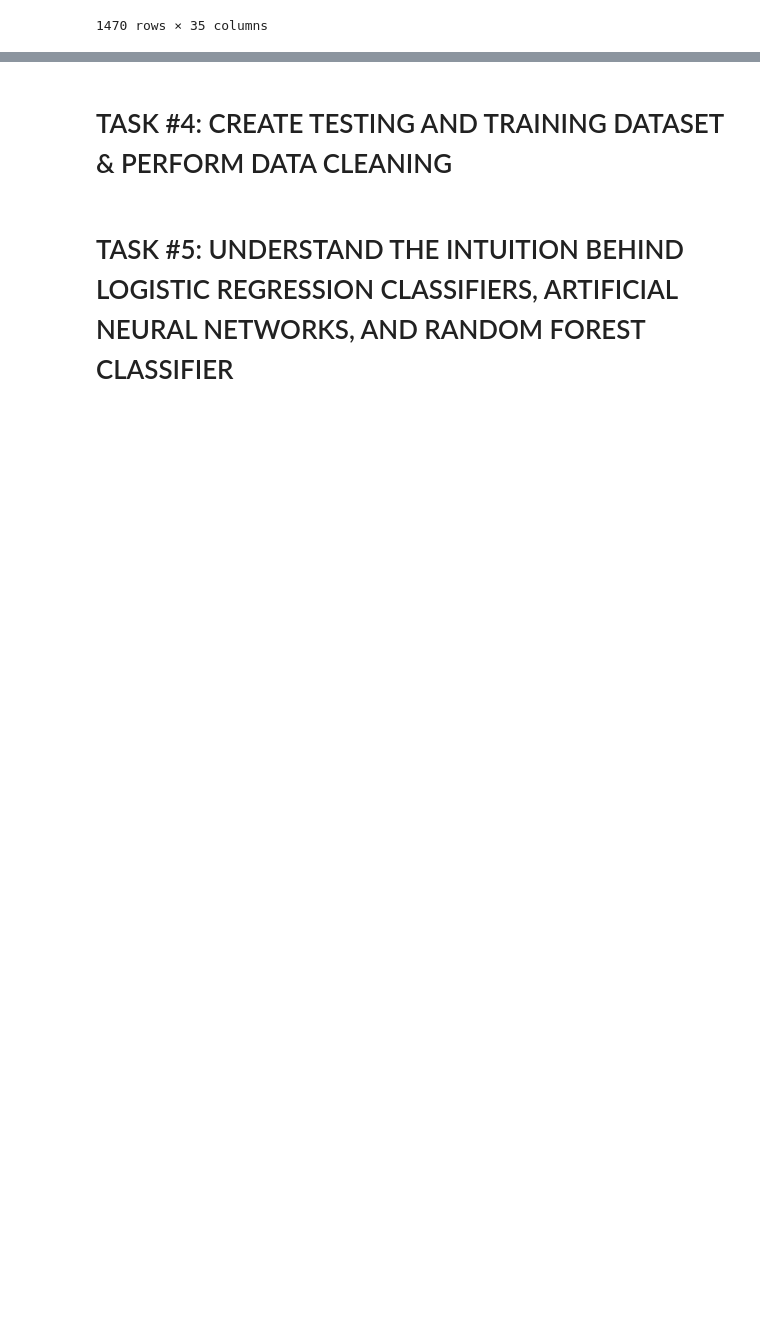
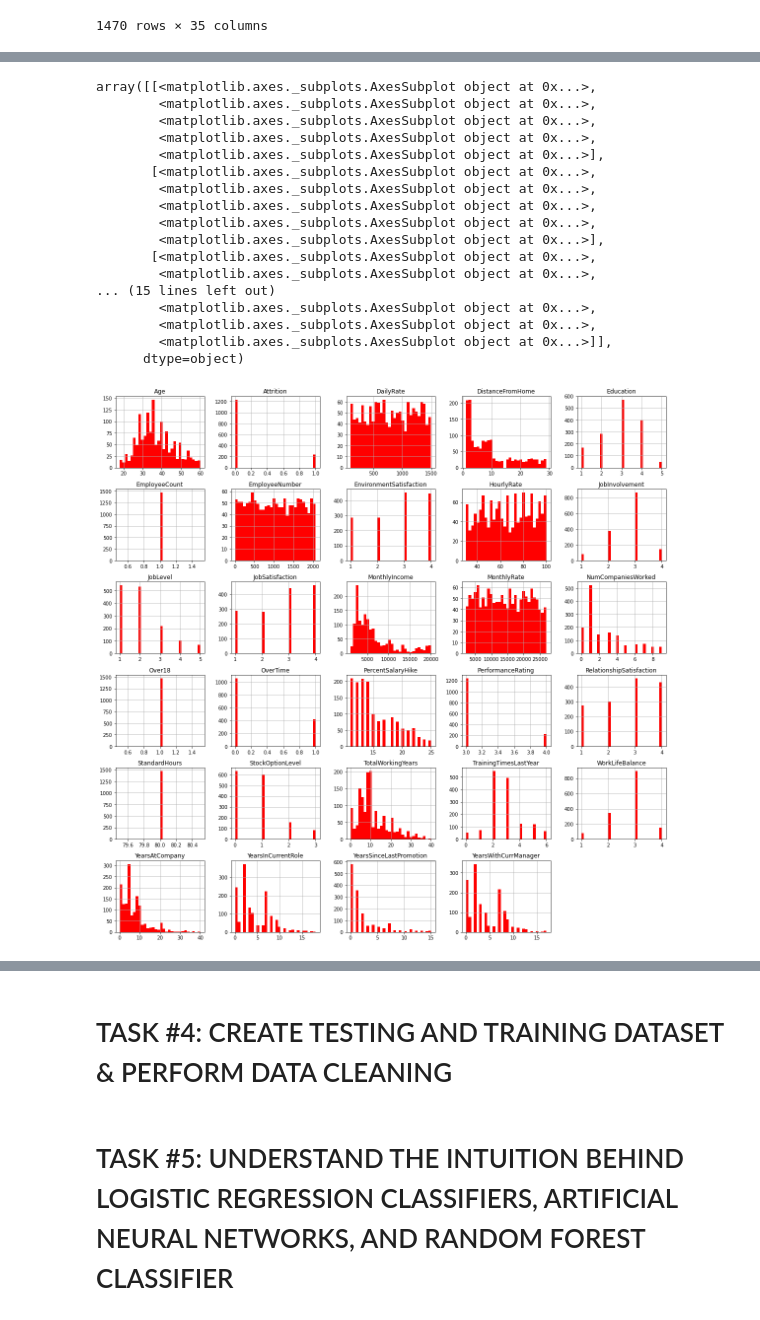
Before and after one commit to lavarius/DSCaseStudies, a Jupyter notebook: CS_Human_Resources_Department_Skeleton.ipynb, the cells around one changed output, grey strips where cells are left out. Saved outputs shown, nothing was run; the diff lists cells and outputs as text; code cells hidden in the pictures; blank space fills up the shorter version.

```diff
--- a/CS_Human_Resources_Department_Skeleton.ipynb
+++ b/CS_Human_Resources_Department_Skeleton.ipynb
@@ -86,6 +91,27 @@ employee_df
 # %%
+# Plot Histogram of data
+employee_df.hist(bins = 30, figsize = (20, 20), color = 'r')
 # Several features such as 'MonthlyIncome' and 'TotalWorkingYears' are tail heavy
 # It makes sense to drop 'EmployeeCount' and 'Standardhours' since they do not change from one employee to the other
+# %% [output]
+array([[<matplotlib.axes._subplots.AxesSubplot object at 0x...>,
+        <matplotlib.axes._subplots.AxesSubplot object at 0x...>,
+        <matplotlib.axes._subplots.AxesSubplot object at 0x...>,
+        <matplotlib.axes._subplots.AxesSubplot object at 0x...>,
+        <matplotlib.axes._subplots.AxesSubplot object at 0x...>],
+       [<matplotlib.axes._subplots.AxesSubplot object at 0x...>,
+        <matplotlib.axes._subplots.AxesSubplot object at 0x...>,
+        <matplotlib.axes._subplots.AxesSubplot object at 0x...>,
+        <matplotlib.axes._subplots.AxesSubplot object at 0x...>,
+        <matplotlib.axes._subplots.AxesSubplot object at 0x...>],
+       [<matplotlib.axes._subplots.AxesSubplot object at 0x...>,
+        <matplotlib.axes._subplots.AxesSubplot object at 0x...>,
+... (15 lines left out)
+        <matplotlib.axes._subplots.AxesSubplot object at 0x...>,
+        <matplotlib.axes._subplots.AxesSubplot object at 0x...>,
+        <matplotlib.axes._subplots.AxesSubplot object at 0x...>]],
+      dtype=object)
+[figure, added]
 # %%
 # It makes sense to drop 'EmployeeCount' , 'Standardhours' and 'Over18' since they do not change from one employee to the other
 # Let's drop 'EmployeeNumber' as well
```
Also changed, not shown: parts of 3 cells of this notebook.
